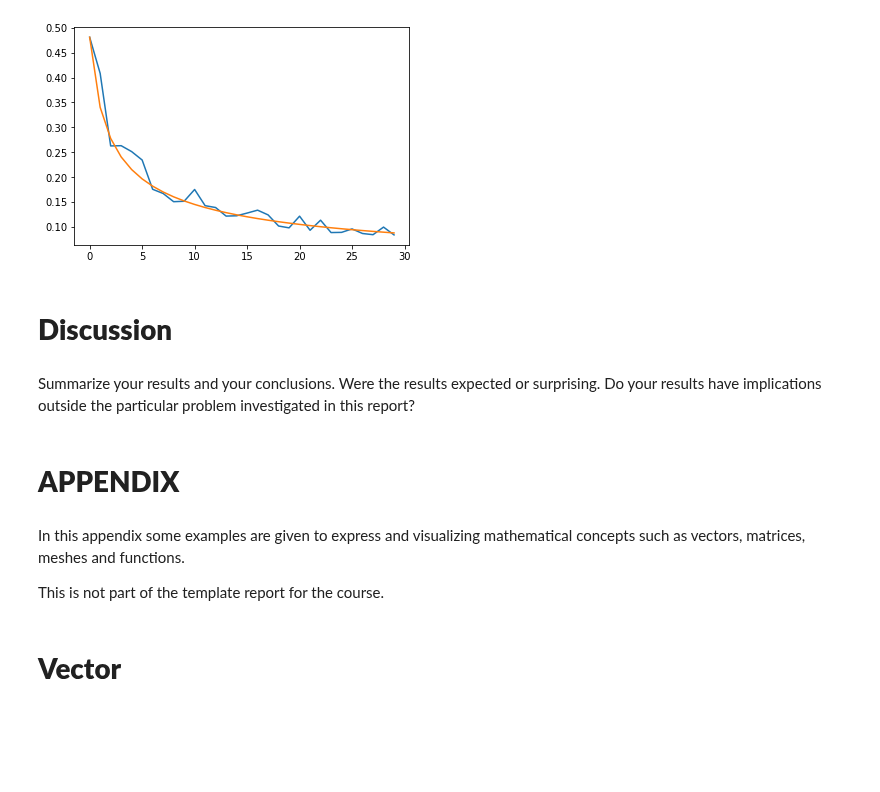
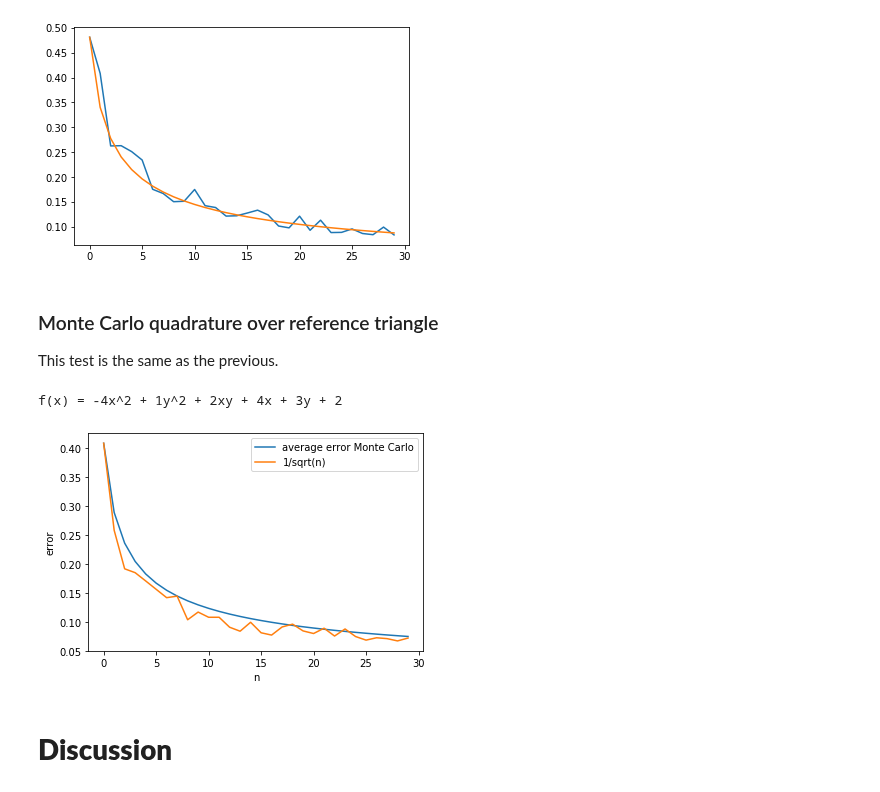
Before and after one commit to johanhoffman/DD2363-VT20, a Jupyter notebook: Lab-5/linde-report-lab-5.ipynb, the cells around one changed output. Cells and saved outputs as stored; diff of their text form; code cells hidden in the pictures; blank space fills up the shorter version.

```diff
--- a/Lab-5/linde-report-lab-5.ipynb
+++ b/Lab-5/linde-report-lab-5.ipynb
@@ -249,15 +226,31 @@ print()
 # %% [output]
 f(x) = -1 * x^3 + -2 * x^2 + 1 * x^1 + 3
 [figure]
+# %% [markdown]
+### Monte Carlo quadrature over reference triangle
+
+This test is the same as the previous.
+# %%
+fun = Random2dimPoly()
+integral = fun.integral()
+errors = []
+target = []
+for i in range(1,31):
+  av_error = 0
+  for j in range(100):
+    av_error += abs(integral - mc_quadrature_tri(fun.function, i))
+  errors.append(av_error/100)
+  target.append(1*errors[0]/pow(i,0.5))
+fig = plt.figure()
+sub = fig.add_subplot(111)
+sub.plot(np.array(range(30)), target, label = "1/sqrt(n)" )
+sub.plot(np.array(range(30)), errors, label = "average error Monte Carlo")
+sub.set_xlabel("n")
+sub.set_ylabel("error")
+sub.legend()
+print()
+# %% [output]
+f(x) = -4x^2 + 1y^2 + 2xy + 4x + 3y + 2
+[figure, added]
 # %% [markdown]
 # **Discussion**
-# %% [markdown]
-Summarize your results and your conclusions. Were the results expected or surprising. Do your results have implications outside the particular problem investigated in this report?
-# %% [markdown]
-# **APPENDIX**
-# %% [markdown]
-In this appendix some examples are given to express and visualizing mathematical concepts such as vectors, matrices, meshes and functions.
-
-This is not part of the template report for the course.
-# %% [markdown]
-# **Vector**
```
Also changed, not shown: parts of 47 cells of this notebook.
